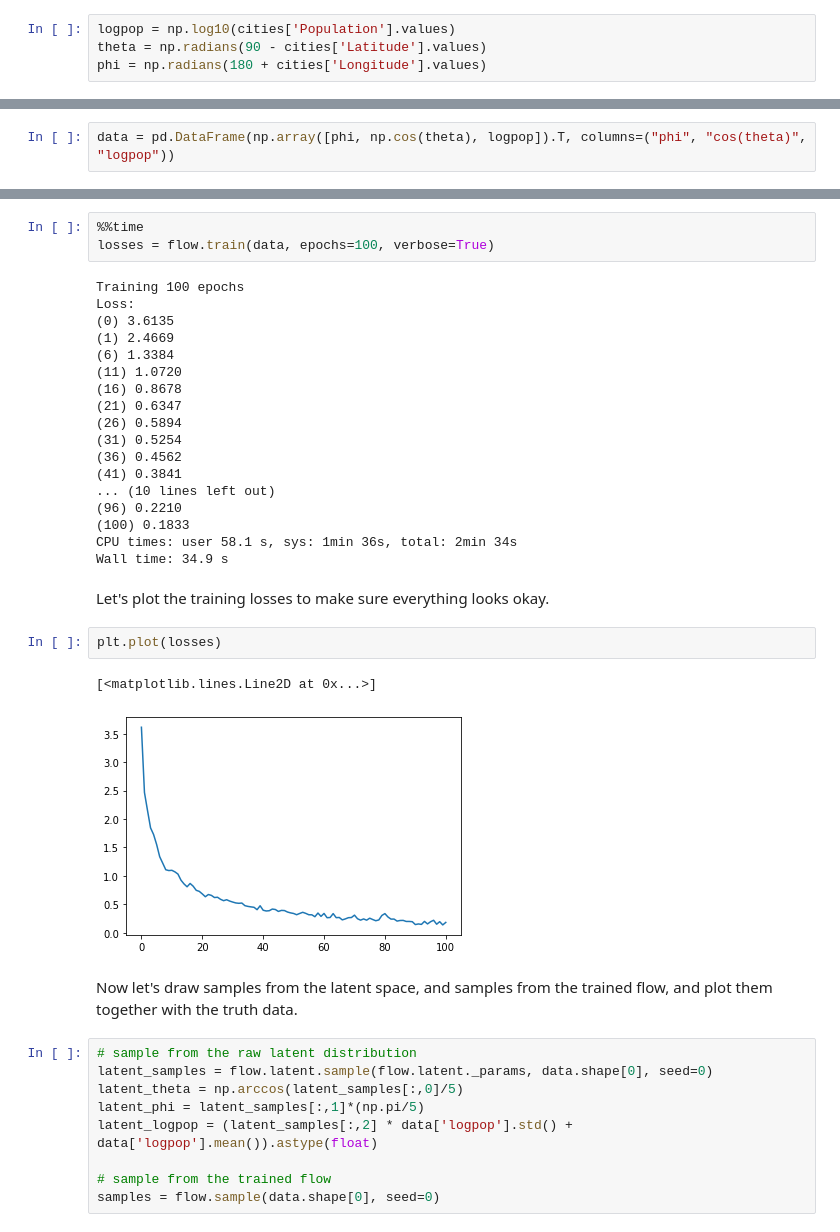
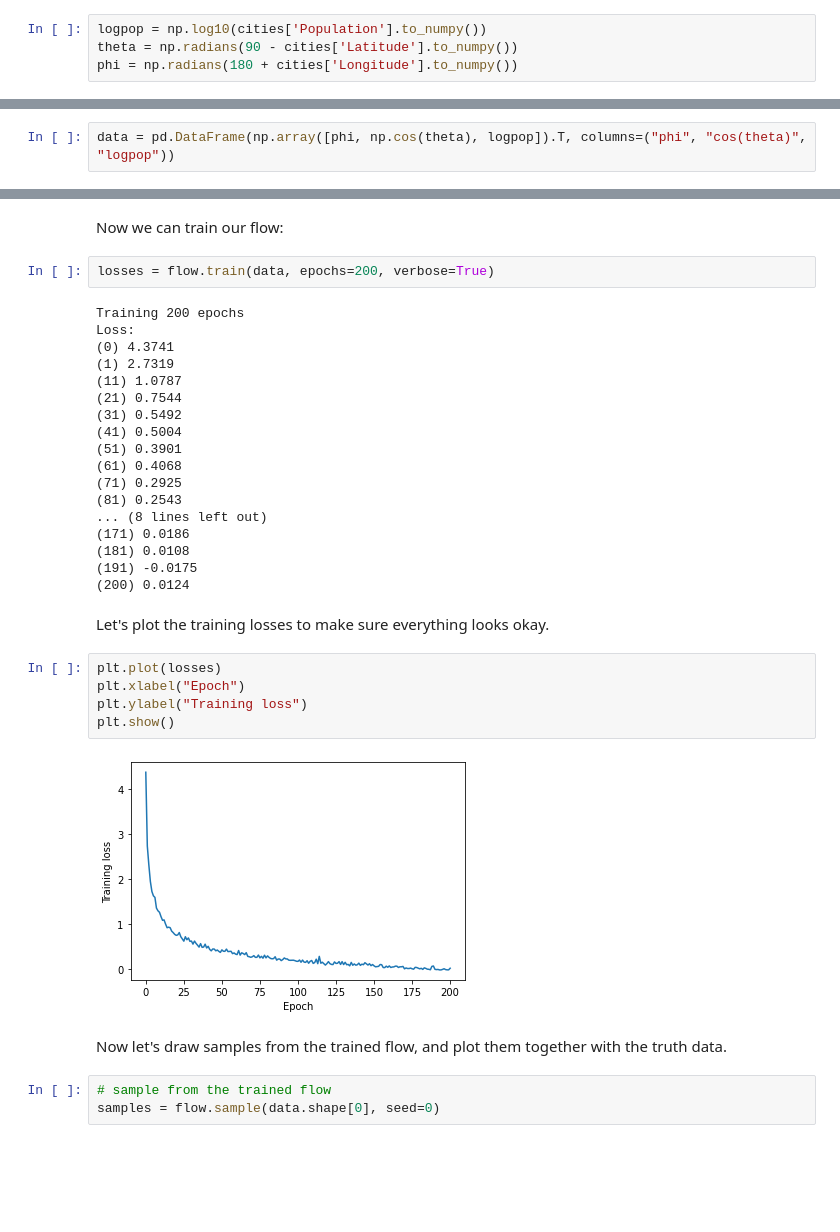
Before and after one commit to jfcrenshaw/pzflow, a Jupyter notebook: docs/tutorials/spherical_flow_example.ipynb, the cells around one changed output, grey strips where cells are left out. Cells and saved outputs as stored; diff of their text form; blank space fills up the shorter version.

```diff
--- a/docs/tutorials/spherical_flow_example.ipynb
+++ b/docs/tutorials/spherical_flow_example.ipynb
@@ -55,9 +52,9 @@ We will use this to approximately model the population density of the Earth.
 Let's convert the angles to radians and calculate the logarithm of the populations.
 In addition, let's convert latitude to a zenith angle, and longitude so that its range is $[0,2\pi]$ instead of $[-\pi,+\pi]$.
 # %%
-logpop = np.log10(cities['Population'].values)
-theta = np.radians(90 - cities['Latitude'].values)
-phi = np.radians(180 + cities['Longitude'].values)
+logpop = np.log10(cities['Population'].to_numpy())
+theta = np.radians(90 - cities['Latitude'].to_numpy())
+phi = np.radians(180 + cities['Longitude'].to_numpy())
 # %% [markdown]
 Let's use `healpy` to plot a Mollweide projected histogram of our data.
 # %%
@@ -182,40 +144,37 @@ Let's train it!
+# %% [markdown]
+Now we can train our flow:
 # %%
-%%time
-losses = flow.train(data, epochs=100, verbose=True)
+losses = flow.train(data, epochs=200, verbose=True)
 # %% [output]
-Training 100 epochs
+Training 200 epochs
 Loss:
-(0) 3.6135
-(1) 2.4669
-(6) 1.3384
-(11) 1.0720
-(16) 0.8678
-(21) 0.6347
-(26) 0.5894
-(31) 0.5254
-(36) 0.4562
-(41) 0.3841
-... (10 lines left out)
-(96) 0.2210
-(100) 0.1833
-CPU times: user 58.1 s, sys: 1min 36s, total: 2min 34s
-Wall time: 34.9 s
+(0) 4.3741
+(1) 2.7319
+(11) 1.0787
+(21) 0.7544
+(31) 0.5492
+(41) 0.5004
+(51) 0.3901
+(61) 0.4068
+(71) 0.2925
+(81) 0.2543
+... (8 lines left out)
+(171) 0.0186
+(181) 0.0108
+(191) -0.0175
+(200) 0.0124
 # %% [markdown]
 Let's plot the training losses to make sure everything looks okay.
-# %%
-plt.plot(losses)
-# %% [output]
-[<matplotlib.lines.Line2D at 0x...>]
-[figure, removed]
+# %%
+plt.plot(losses)
+plt.xlabel("Epoch")
+plt.ylabel("Training loss")
+plt.show()
+# %% [output]
+[figure, added]
 # %% [markdown]
-Now let's draw samples from the latent space, and samples from the trained flow, and plot them together with the truth data.
+Now let's draw samples from the trained flow, and plot them together with the truth data.
-# %%
-# sample from the raw latent distribution
-latent_samples = flow.latent.sample(flow.latent._params, data.shape[0], seed=0)
-latent_theta = np.arccos(latent_samples[:,0]/5)
-latent_phi = latent_samples[:,1]*(np.pi/5)
-latent_logpop = (latent_samples[:,2] * data['logpop'].std() + data['logpop'].mean()).astype(float)
-
-# sample from the trained flow
-samples = flow.sample(data.shape[0], seed=0)
+# %%
+# sample from the trained flow
+samples = flow.sample(data.shape[0], seed=0)
 # %%
```
Also changed, not shown: parts of 15 cells of this notebook, 11 other files.
